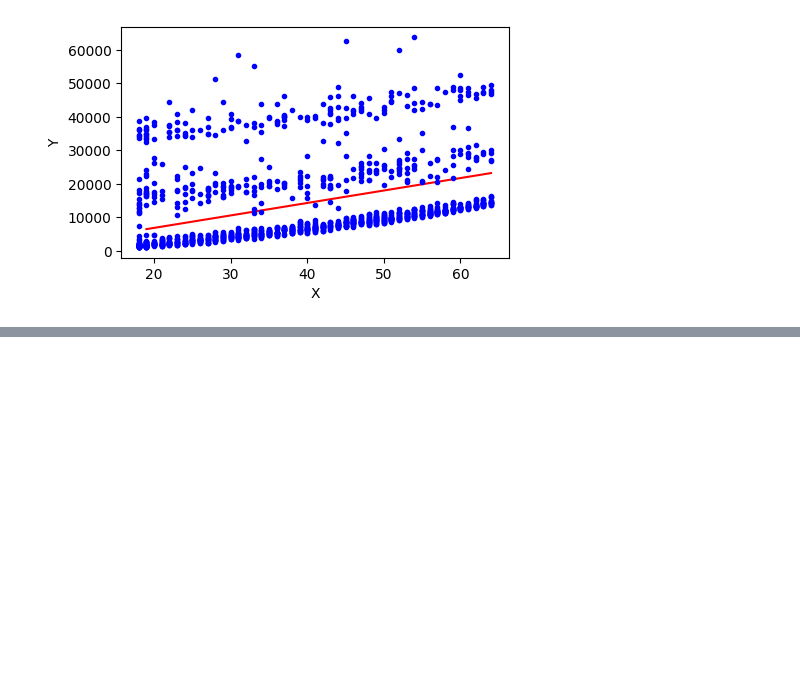
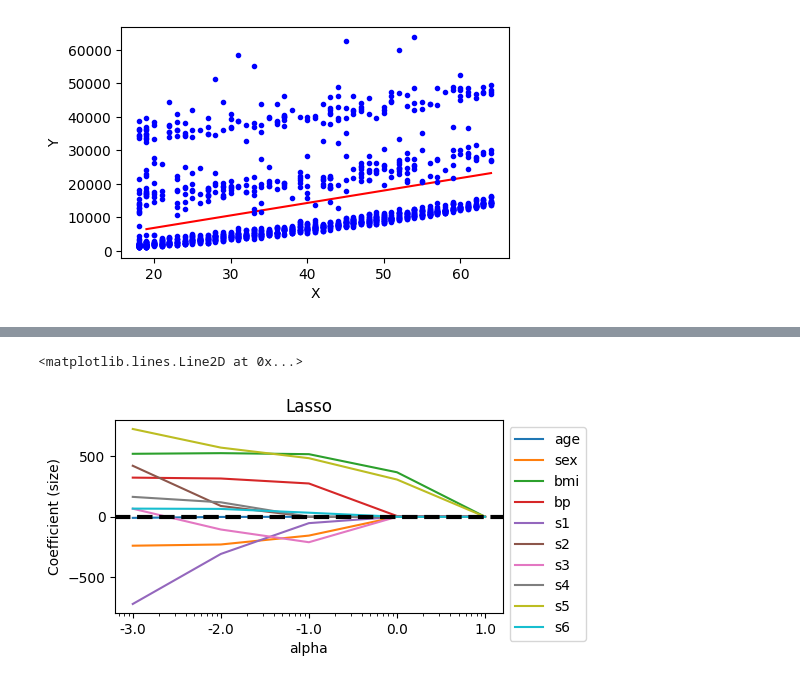
Before and after one commit to BeBrave-BeHumble/Machine_Learning, a Jupyter notebook: ADP/Chapter_6_머신러닝_지도학습.ipynb, the cells around one changed output, grey strips where cells are left out. Saved outputs shown, nothing was run; the diff lists cells and outputs as text; code cells hidden in the pictures; blank space fills up the shorter version.

```diff
--- a/ADP/Chapter_6_머신러닝_지도학습.ipynb
+++ b/ADP/Chapter_6_머신러닝_지도학습.ipynb
@@ -197,0 +480,15 @@ plt.show()
+# %%
+# λ에 따른 회귀계수 변화 시각화 하기
+import numpy as np
+from sklearn.linear_model import Lasso
+alpha = np.logspace(-3, 1, 5)
+
+data = []
+for i, a in enumerate(alpha) :
+    lasso = Lasso(alpha = a, random_state = 56)
+    lasso.fit(x, y)
+    data.append(pd.Series(np.hstack([lasso.coef_])))
+
+df_lasso = pd.DataFrame(data, index = alpha)
+df_lasso.columns = x.columns
+df_lasso
@@ -197,0 +502,17 @@ plt.show()
+# %%
+# λ 값이 증가하면서 회귀계수가 0에 도달하는지 시각화
+import matplotlib.pyplot as plt
+
+plt.figure(figsize = (5, 2.5))
+plt.semilogx(df_lasso)
+plt.xticks(alpha, labels = np.log10(alpha))
+plt.legend(labels = df_lasso.columns, bbox_to_anchor = (1,1))
+plt.title("Lasso") ; plt.xlabel("alpha") ; plt.ylabel("Coefficient (size)")
+plt.axhline(y = 0, linestyle = '--', color = 'black', linewidth = 3)
+
+''' λ값이 증가하면서 회귀계수 값이 점점 0가 되는 것을 확인할 수 있다.
+그래프를 보면 규제가 강한 라쏘(λ값이 1에 가까운)에서는 'bmi'와 's5'만 포함하는 모델이 관찰된다. => 다른 변수는 계수가 0이돼서
+logλ가 -1에 가까울 때는 bmi, s5, bp, s3, sex, s1 변수가 포함되는 모델이 생성되는 것을 알 수 있다. '''
+# %% [output]
+<matplotlib.lines.Line2D at 0x...>
+[figure, added]
```
Also changed, not shown: parts of 66 cells of this notebook.
